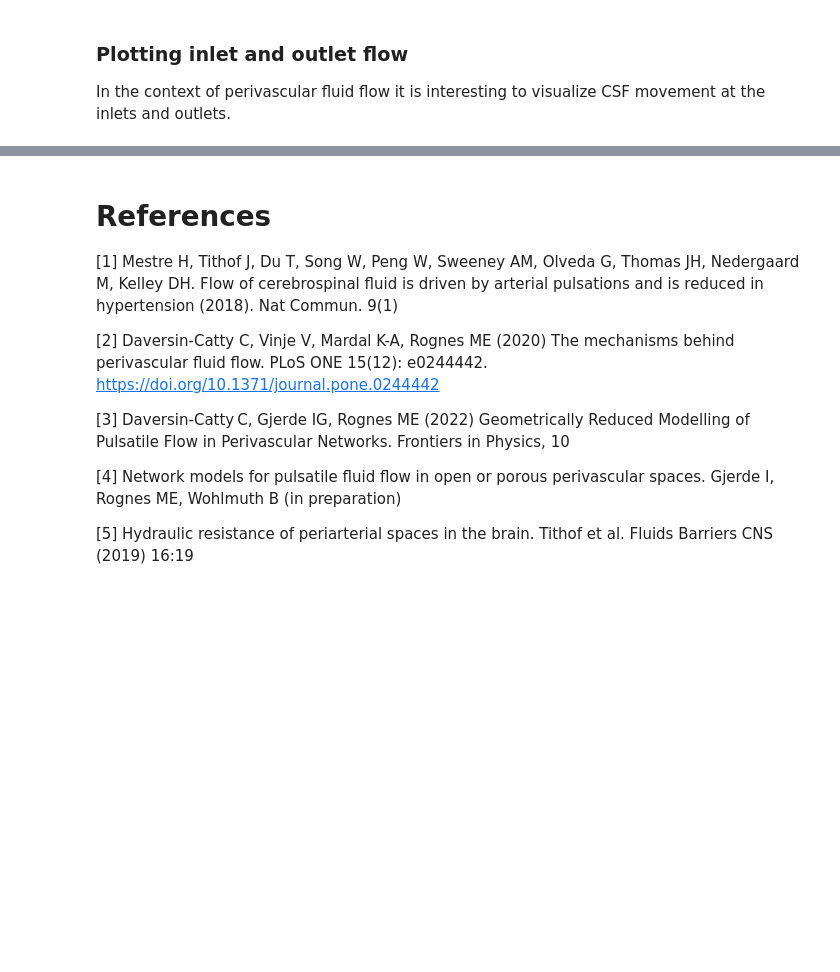
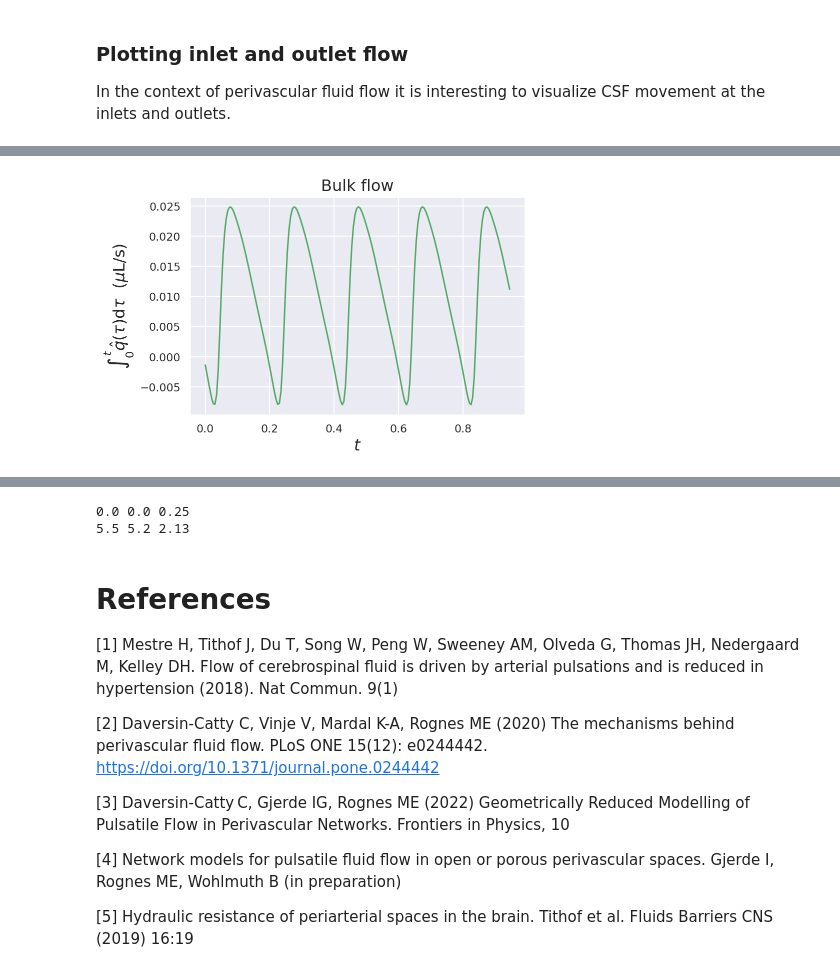
Before and after one commit to IngeborgGjerde/graphnics, a Jupyter notebook: demo/Pulsatile flow on a real vascular network.ipynb, the cells around one changed output, grey strips where cells are left out. Drawn from its saved outputs; the diff is of its cells as text; code cells hidden in the pictures; blank space fills up the shorter version.

```diff
--- a/demo/Pulsatile flow on a real vascular network.ipynb
+++ b/demo/Pulsatile flow on a real vascular network.ipynb
@@ -329,3 +326,11 @@ fig.tight_layout()
+# %%
+plt.plot(ts, np.cumsum(q_vals)*dt, 'g')
+plt.xlabel('$t$', fontsize=16)
+plt.ylabel('$\int_{0}^{t} \hat{q}(\\tau)\mathrm{d}\\tau$  ($\mu$L/s)', fontsize=16)
+plt.title('Bulk flow', fontsize=16)
+fig.tight_layout()
+# %% [output]
+[figure, added]
 # %%
 %matplotlib notebook
 sns.set_theme(style='white')
@@ -349,6 +356,32 @@ plt.ylabel('y [mm]')
 [interactive output not drawn]
 [interactive output not drawn]
 Text(0.5, 0, 'y [mm]')
+# %%
+# Plot a box around
+mesh = UnitCubeMesh(10, 10, 10)
+c = mesh.coordinates()
+
+# scale and recenter box
+pos = nx.get_node_attributes(G, "pos")
+node_coords = np.asarray(list(pos.values()))
+
+xmin, ymin, zmin = np.min(node_coords, axis=0)
+xmax, ymax, zmax = np.max(node_coords, axis=0)
+print(xmin, ymin, zmin)
+print(xmax, ymax, zmax)
+
+
+c[:, 0] *= (xmax - xmin) * 1.1
+c[:, 1] *= (ymax - ymin) * 1.1
+c[:, 2] *= (zmax - zmin) * 1.4
+c[:, 0] -= xmin
+c[:, 1] -= ymin
+c[:, 2] -= zmin
+
+File("box.pvd") << Function(FunctionSpace(mesh, "CG", 1))
+# %% [output]
+0.0 0.0 0.25
+5.5 5.2 2.13
 # %% [markdown]
 # References
 
```
Also changed, not shown: parts of 9 cells of this notebook, 1 other file.
